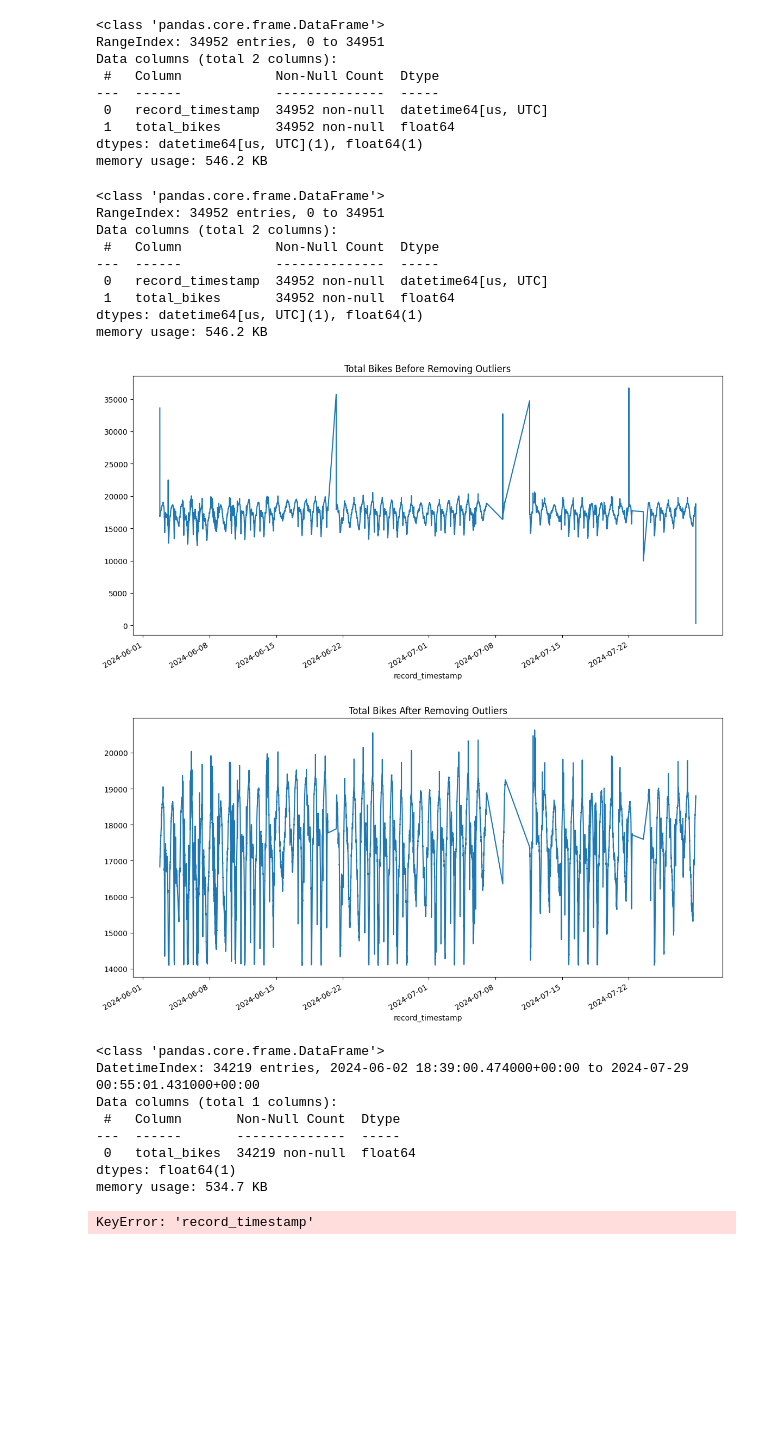
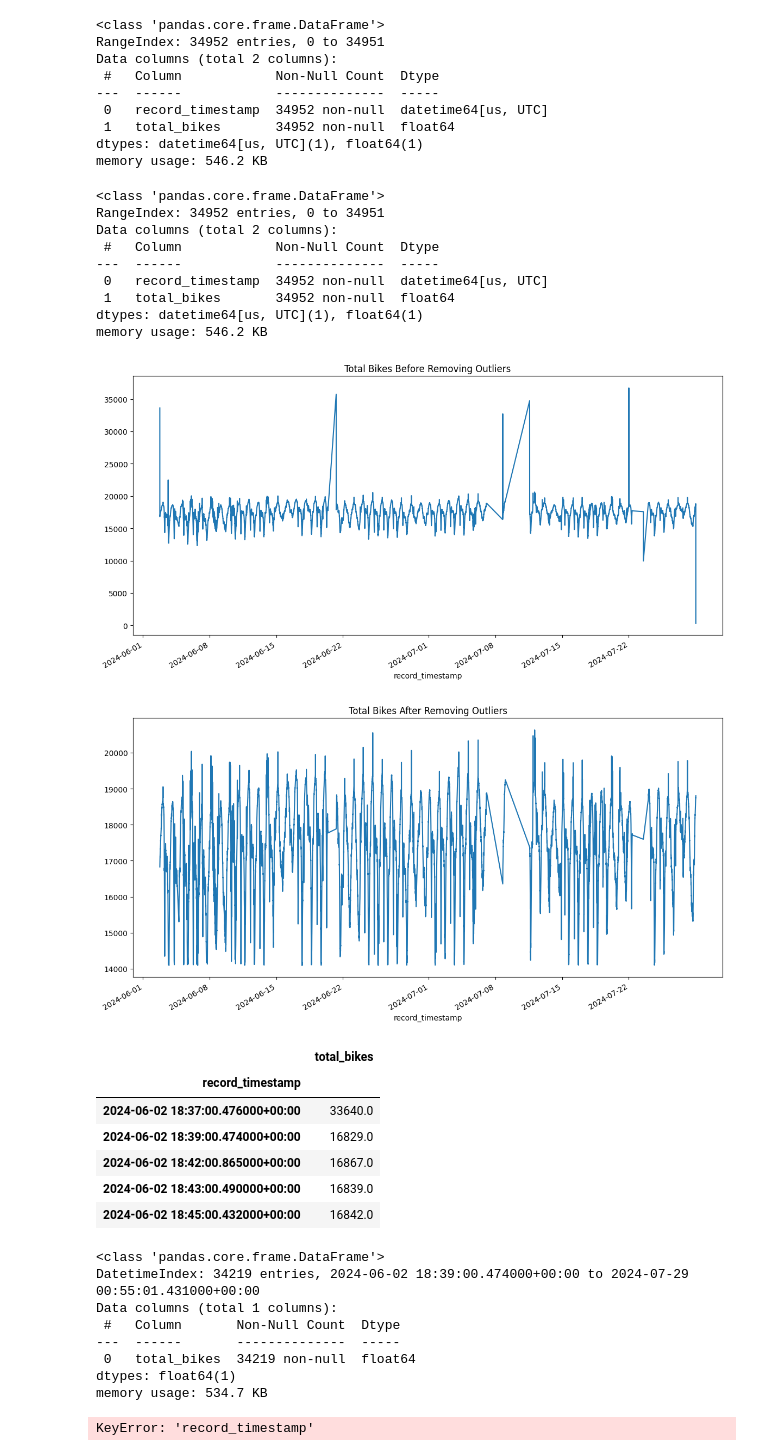
Before and after one commit to MatthieuLeNozach/velib_airflow_orchestration_elt_ml, a Jupyter notebook: data/scratchpad.ipynb, the cells around one changed output. Drawn from its saved outputs; the diff is of its cells as text; code cells hidden in the pictures; blank space fills up the shorter version.

```diff
--- a/data/scratchpad.ipynb
+++ b/data/scratchpad.ipynb
@@ -26,7 +26,7 @@ import numpy as np
 import matplotlib.pyplot as plt
 
 # Read the DataFrame from the Parquet file
-df = pd.read_parquet('numbikesavailable.parquet')
+df = pd.read_parquet('numbikesavailable.parquet', engine='pyarrow')
 df.info()
 
 # Convert 'record_timestamp' to a datetime index if it's not already
@@ -49,33 +49,41 @@ Q3 = df['total_bikes'].quantile(0.75)
 # Compute IQR
 IQR = Q3 - Q1
 
 # Define the lower and upper bounds
 lower_bound = Q1 - 1.5 * IQR
 upper_bound = Q3 + 1.5 * IQR
 
 # Filter out the outliers
 df_no_outliers = df[(df['total_bikes'] >= lower_bound) & (df['total_bikes'] <= upper_bound)]
 
 # Plot the data after removing outliers
 plt.figure(figsize=(14, 7))
 ts_no_outliers = pd.Series(df_no_outliers['total_bikes'].values, index=df_no_outliers.index)
 ts_no_outliers.plot(title='Total Bikes After Removing Outliers')
 plt.show()
 
 # Show the info of the cleaned DataFrame
+display(df.head())
 df_no_outliers.info()
 # %% [output]
 <class 'pandas.core.frame.DataFrame'>
 RangeIndex: 34952 entries, 0 to 34951
 Data columns (total 2 columns):
  #   Column            Non-Null Count  Dtype
 ---  ------            --------------  -----
  0   record_timestamp  34952 non-null  datetime64[us, UTC]
  1   total_bikes       34952 non-null  float64
 dtypes: datetime64[us, UTC](1), float64(1)
 memory usage: 546.2 KB
 [figure]
 [figure]
+|  | total_bikes |
+| record_timestamp |  |
+| 2024-06-02 18:37:00.476000+00:00 | 33640.0 |
+| 2024-06-02 18:39:00.474000+00:00 | 16829.0 |
+| 2024-06-02 18:42:00.865000+00:00 | 16867.0 |
+| 2024-06-02 18:43:00.490000+00:00 | 16839.0 |
+| 2024-06-02 18:45:00.432000+00:00 | 16842.0 |
 <class 'pandas.core.frame.DataFrame'>
 DatetimeIndex: 34219 entries, 2024-06-02 18:39:00.474000+00:00 to 2024-07-29 00:55:01.431000+00:00
 Data columns (total 1 columns):
```
Also changed, not shown: 14 other files.
